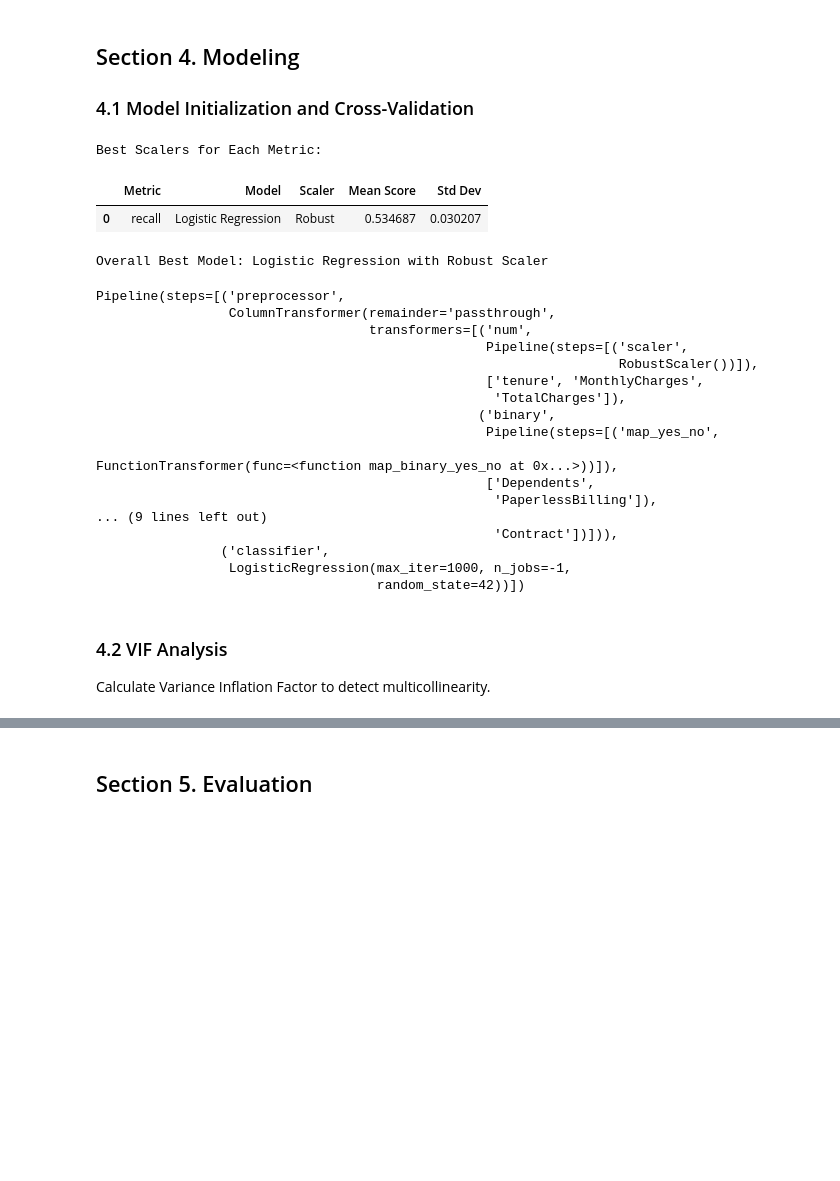
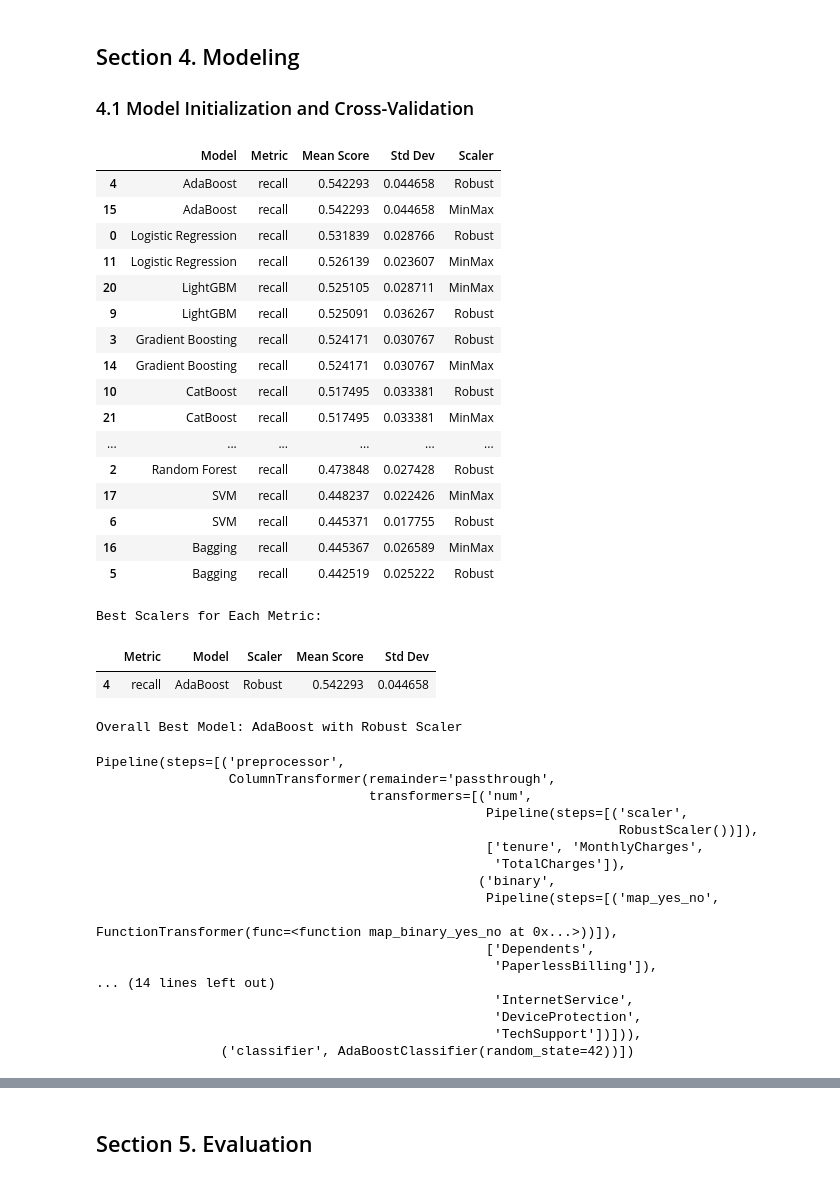
Before and after one commit to hansdarmawann/telco-churn, a Jupyter notebook: notebooks/1.2-hdr-coderefactor-notebook.ipynb, the cells around one changed output, grey strips where cells are left out. Cells and saved outputs as stored; diff of their text form; code cells hidden in the pictures; blank space fills up the shorter version.

Commit message:
Use AdaBoost instead of LogReg; Major Resectioning up to section 4;

```diff
--- a/notebooks/1.2-hdr-coderefactor-notebook.ipynb
+++ b/notebooks/1.2-hdr-coderefactor-notebook.ipynb
@@ -562,17 +579,20 @@ X_train, X_test, y_train, y_test = train_test_split(
 ### 3.5 Data Transformation Setup
 # %%
 # Identify categorical columns excluding target
-categorical_cols = [col for col in df.select_dtypes(include=['category']).columns if col != 'Churn']
+categorical_cols = [col for col in df.select_dtypes(include=['category']).columns if col not in ['Churn', 'Contract']]
 
 # Identify numeric columns
 numeric_cols = df.select_dtypes(include=['int64', 'float64']).columns.tolist()
 
-# Identify binary columns (with exactly 2 unique values excluding 'Churn')
+# Identify binary columns (with exactly 2 unique values excluding 'Churn' and 'Contract')
 binary_cols = unique_summary[unique_summary['unique_counts'] == 2].index.tolist()
-binary_cols = [col for col in binary_cols if col != 'Churn']
+binary_cols = [col for col in binary_cols if col not in ['Churn', 'Contract']]
 
 # Separate categorical columns into binary and non-binary
 categorical_cols_no_binary = [col for col in categorical_cols if col not in binary_cols]
+
+# Define the ordinal categories for 'Contract'
+contract_categories = [['Month-to-month', 'One year', 'Two year']]
 
 # Function to map 'No'->0 and 'Yes'->1 in binary columns
 def map_binary_yes_no(X):
@@ -600,6 +620,10 @@ def create_preprocessor(scaler):
         ('map_yes_no', FunctionTransformer(map_binary_yes_no))
     ])
 
+    ordinal_transformer = Pipeline(steps=[
+        ('ordinal', OrdinalEncoder(categories=contract_categories))
+    ])
+
     categorical_transformer = Pipeline(steps=[
         ('onehot', OneHotEncoder(handle_unknown='ignore', drop='first'))
     ])
@@ -608,6 +632,7 @@ def create_preprocessor(scaler):
         transformers=[
             ('num', numeric_transformer, numeric_cols),
             ('binary', binary_transformer, binary_cols),
+            ('ordinal', ordinal_transformer, ['Contract']),
             ('cat', categorical_transformer, categorical_cols_no_binary)
         ],
         remainder='passthrough'
@@ -661,43 +686,61 @@ for scaler in scalers:
 # Create DataFrame from scores
 results_df = pd.DataFrame(list_scores)
 results_df = results_df.sort_values(by=['Mean Score', 'Std Dev'], ascending=[False, True])
+display(results_df)
 
 # Find the best score for each metric
 best_scores = results_df.loc[results_df.groupby(['Metric'])['Mean Score'].idxmax()]
 
 # Extract the best model and scaler overall
 overall_best = best_scores.loc[best_scores['Mean Score'].idxmax()]
 best_model = overall_best['Model']
 best_scaler = overall_best['Scaler']
 
 # Display the best scalers for each metric
 print("Best Scalers for Each Metric:")
 display(best_scores[['Metric', 'Model', 'Scaler', 'Mean Score', 'Std Dev']])
 
 print(f"\nOverall Best Model: {best_model} with {best_scaler} Scaler")
 
 # Define the best scaler based on the identified best scaler
 if best_scaler == 'Robust':
     best_scaler_instance = RobustScaler()
 else:
     best_scaler_instance = MinMaxScaler()
 
 # Update the preprocessor variable with the best scaler
 preprocessor = create_preprocessor(best_scaler_instance)
 
 # Now you can use the updated preprocessor in your final model pipeline
 best_base_pipeline = Pipeline([
     ('preprocessor', preprocessor),
     ('classifier', models[best_model])  # Use the best model from the results
 ])
 
 # Display the final best pipeline
 display(best_base_pipeline)
 # %% [output]
+|  | Model | Metric | Mean Score | Std Dev | Scaler |
+| 4 | AdaBoost | recall | 0.542293 | 0.044658 | Robust |
+| 15 | AdaBoost | recall | 0.542293 | 0.044658 | MinMax |
+| 0 | Logistic Regression | recall | 0.531839 | 0.028766 | Robust |
+| 11 | Logistic Regression | recall | 0.526139 | 0.023607 | MinMax |
+| 20 | LightGBM | recall | 0.525105 | 0.028711 | MinMax |
+| 9 | LightGBM | recall | 0.525091 | 0.036267 | Robust |
+| 3 | Gradient Boosting | recall | 0.524171 | 0.030767 | Robust |
+| 14 | Gradient Boosting | recall | 0.524171 | 0.030767 | MinMax |
+| 10 | CatBoost | recall | 0.517495 | 0.033381 | Robust |
+| 21 | CatBoost | recall | 0.517495 | 0.033381 | MinMax |
+| ... | ... | ... | ... | ... | ... |
+| 2 | Random Forest | recall | 0.473848 | 0.027428 | Robust |
+| 17 | SVM | recall | 0.448237 | 0.022426 | MinMax |
+| 6 | SVM | recall | 0.445371 | 0.017755 | Robust |
+| 16 | Bagging | recall | 0.445367 | 0.026589 | MinMax |
+| 5 | Bagging | recall | 0.442519 | 0.025222 | Robust |
 Best Scalers for Each Metric:
-|  | Metric | Model | Scaler | Mean Score | Std Dev |
-| 0 | recall | Logistic Regression | Robust | 0.534687 | 0.030207 |
+|  | Metric | Model | Scaler | Mean Score | Std Dev |
+| 4 | recall | AdaBoost | Robust | 0.542293 | 0.044658 |
-Overall Best Model: Logistic Regression with Robust Scaler
+Overall Best Model: AdaBoost with Robust Scaler
 Pipeline(steps=[('preprocessor',
                  ColumnTransformer(remainder='passthrough',
                                    transformers=[('num',
@@ -710,11 +753,8 @@ Pipeline(steps=[('preprocessor',
                                                                    FunctionTransformer(func=<function map_binary_yes_no at 0x...>))]),
                                                   ['Dependents',
                                                    'PaperlessBilling']),
-... (9 lines left out)
-                                                   'Contract'])])),
-                ('classifier',
-                 LogisticRegression(max_iter=1000, n_jobs=-1,
-                                    random_state=42))])
+... (14 lines left out)
+                                                   'InternetService',
+                                                   'DeviceProtection',
+                                                   'TechSupport'])])),
+                ('classifier', AdaBoostClassifier(random_state=42))])
-# %% [markdown]
-### 4.2 VIF Analysis
-Calculate Variance Inflation Factor to detect multicollinearity.
```
Also changed, not shown: parts of 28 cells of this notebook, 4 other files.
